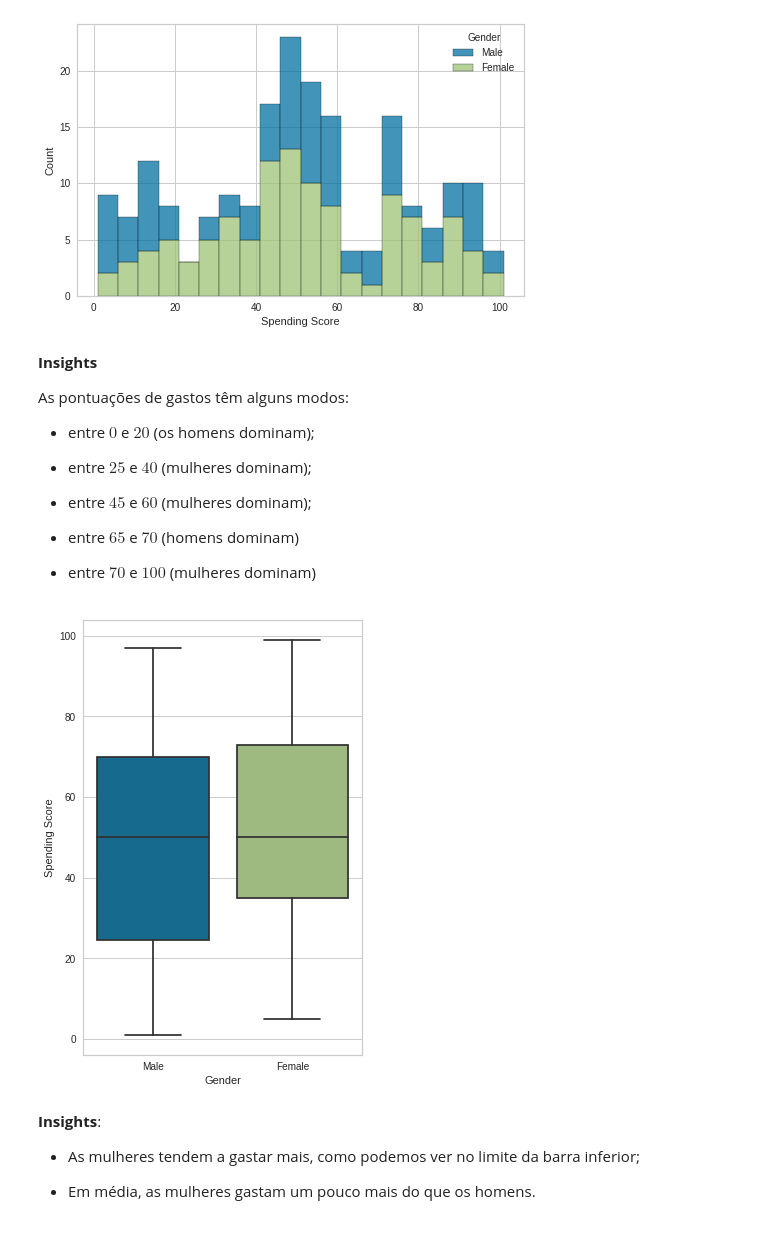
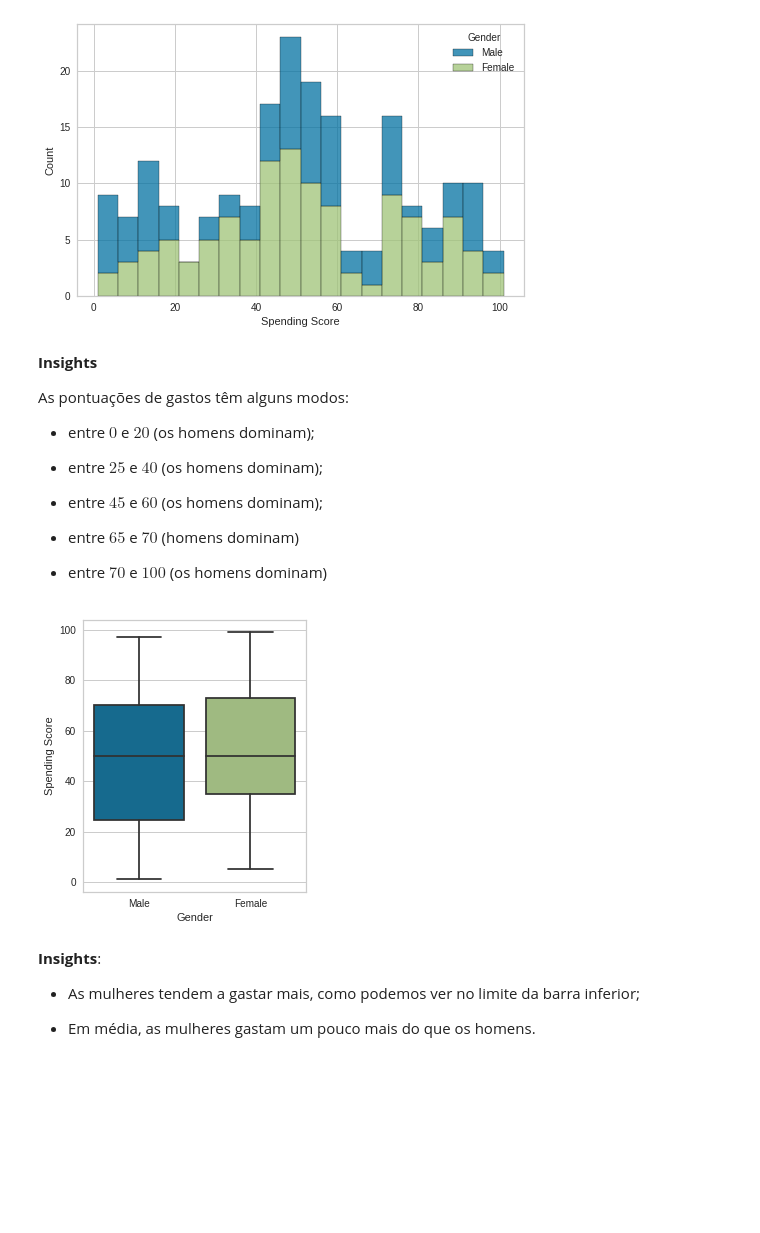
Before and after one commit to EddyGiusepe/Segmentacao_de_clientes_KMeans, a Jupyter notebook: Segmentação_de_clientes_shopping_KMeans.ipynb, the cells around one changed output. Drawn from its saved outputs; the diff is of its cells as text; code cells hidden in the pictures; blank space fills up the shorter version.

```diff
--- a/Segmentação_de_clientes_shopping_KMeans.ipynb
+++ b/Segmentação_de_clientes_shopping_KMeans.ipynb
@@ -245,21 +268,21 @@ plt.show()
 As pontuações de gastos têm alguns modos:
 * entre $0$ e $20$ (os homens dominam);
 
-* entre $25$ e $40$ (mulheres dominam);
+* entre $25$ e $40$ (os homens dominam);
 
-* entre $45$ e $60$ (mulheres dominam);
+* entre $45$ e $60$ (os homens dominam);
 
 * entre $65$ e $70$ (homens dominam)
 
-* entre $70$ e $100$ (mulheres dominam)
+* entre $70$ e $100$ (os homens dominam)
 # %%
 # Spending score
 
-plt.figure(figsize=(5, 8))
+plt.figure(figsize=(4, 5))
 sns.boxplot(data=customer_df, x='Gender', y='Spending Score')
 plt.show()
 # %% [output]
-[figure, old version]
+[figure, new version]
 # %% [markdown]
 **Insights**:
 
```
Also changed, not shown: parts of 30 cells of this notebook.
